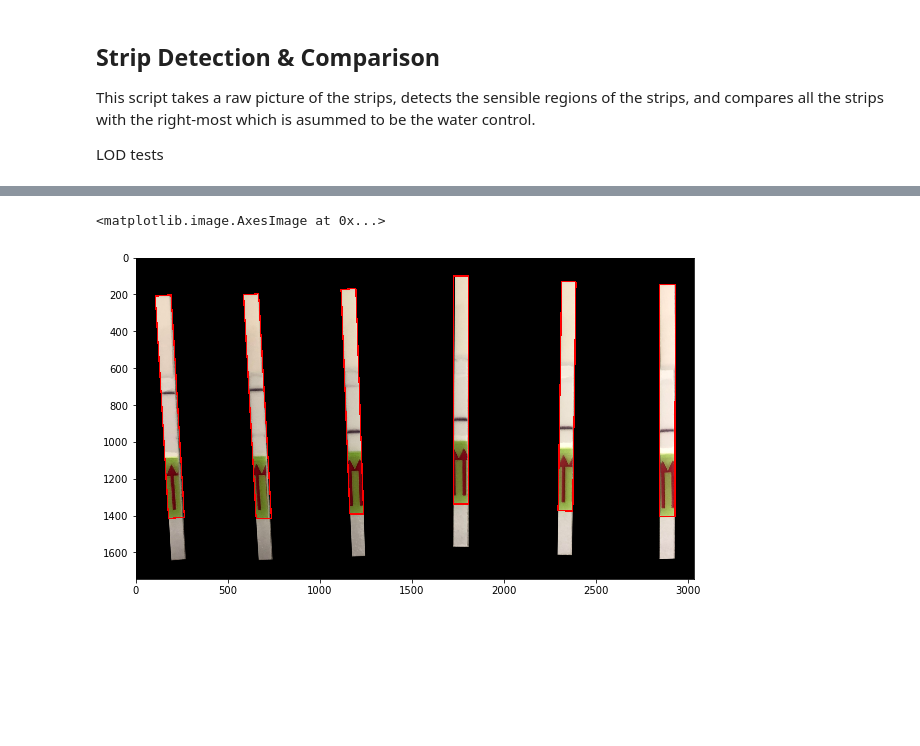
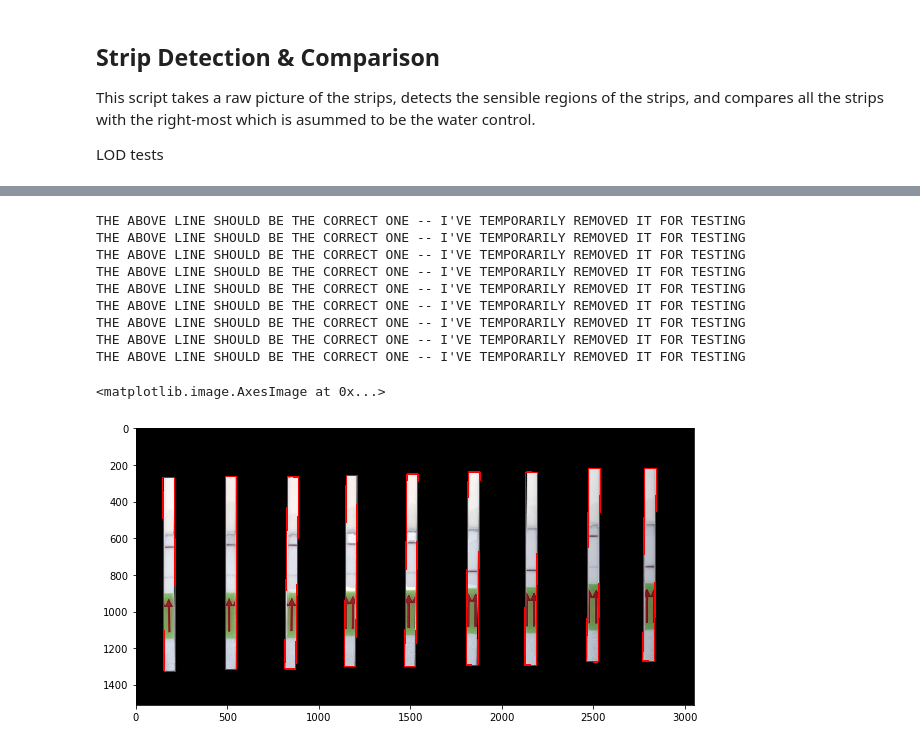
Before and after one commit to broadinstitute/HandLens-1.0.0, a Jupyter notebook: notebooks/Strip Detection and Analysis.ipynb, the cells around one changed output, grey strips where cells are left out. Cells and saved outputs as stored; diff of their text form; code cells hidden in the pictures; blank space fills up the shorter version.

```diff
--- a/notebooks/Strip Detection and Analysis.ipynb
+++ b/notebooks/Strip Detection and Analysis.ipynb
@@ -13,24 +13,21 @@ This script takes a raw picture of the strips, detects the sensible regions of t
 
 LOD tests
 # %%
-image_files = ['VHF/dilution3',
+image_files = ['VHF/dilution2',
                'SL-IV-1',
                'N-II_lod_june20',
                'NG_LOD',
                'N2-LOD-Composite-black_background',
                'N2_LOD_for_app_1_June202019',
                'N2_LOD_for_app_2_June202019',
-               'EBOV-G2-LOD-dark']
-image_name = image_files[0]
+               'EBOV-G2-LOD-dark',
+               'tickborne/Bab_DNA_LF']
+image_name = image_files[-1]
 filename = 'images/' + image_name + '.jpg'
-# filename = r'C:\Users\Sameed\Downloads\98ad12c6bc1b3a0f52787da0c9884f6e.jpg'
 image = cv2.imread(filename)
 image = cv2.GaussianBlur(image, (21,21), 1)
 
 fig, ax = plt.subplots(figsize=(10, 10))
 plt.imshow(cv2.cvtColor(image, cv2.COLOR_BGR2RGB))
 plt.show()
-clahe = cv2.createCLAHE(clipLimit=4.0, tileGridSize=(10,10))
-plt.imshow(cv2.cvtColor(clahe.apply(cv2.cvtColor(image, cv2.COLOR_BGR2GRAY)), cv2.COLOR_GRAY2RGB))
-plt.show()
 # %% [output]
@@ -112,7 +123,8 @@ def makeOrderedBox(rect):
     box0 = cv2.boxPoints(rect)
     box0 = np.int0(box0)
 
-    xval = [pt[0] for pt in box0]
+    xval = [pt[0] for
+            pt in box0]
     yval = [pt[1] for pt in box0]
 
     x0 = np.mean(xval)
@@ -216,7 +228,8 @@ red_mask = red_mask1 + red_mask2
 green_mask = cv2.inRange(hsv, lower_green, upper_green)
 redgreen_mask1 = cv2.inRange(hsv, lower_redgreen1, upper_redgreen1)
 redgreen_mask2 = cv2.inRange(hsv, lower_redgreen2, upper_redgreen2)
-mask = green_mask # redgreen_mask1 + redgreen_mask2
+# mask = green_mask # redgreen_mask1 + redgreen_mask2
+mask = green_mask + red_mask
 
 kernel = np.ones((15,15), np.uint8)
 red_mask = cv2.erode(red_mask, kernel, iterations=1)
@@ -553,46 +559,58 @@ green_boxes.sort(key=lambda box: box[0][0], reverse=False)
 
 # Create a copy of the original image to draw the bounding boxes on
 tmp = image.copy()
 
 num_boxes = len(top_boxes)
 
 strip_boxes = []
 
 for i in range(0, num_boxes):
     tbox = top_boxes[i]
-    rbox = green_boxes[i]
+#     rbox = green_boxes[i]
 
     # The corners are expected to be received in the following order:
     # 0 = botton left corner
     # 1 = top left corner
     # 2 = top right corner
     # 3 = bottom right corner
 
     tp0, tp1, tp2, tp3 = tbox[3], tbox[0], tbox[1], tbox[2]
-    rp0, rp1, rp2, rp3 = rbox[3], rbox[0], rbox[1], rbox[2]
+#     rp0, rp1, rp2, rp3 = rbox[3], rbox[0], rbox[1], rbox[2]
 
-    # The intersection of the lines defining the sides of the strip (tp1-tp0 and tp2-tp3)
-    # with the bottom edge of the green box defines the bottom corners of the area of
-    # interest
-    res1 = intersection(line(tp1, tp0), line(rp0, rp3))
-    res2 = intersection(line(tp2, tp3), line(rp0, rp3))
+#     # The intersection of the lines defining the sides of the strip (tp1-tp0 and tp2-tp3)
+#     # with the bottom edge of the green box defines the bottom corners of the area of
+#     # interest
+#     res1 = intersection(line(tp1, tp0), line(rp0, rp3))
+#     res2 = intersection(line(tp2, tp3), line(rp0, rp3))
 
-    assert(res1 != False and res2 != False), "Top and center boxes are not intersecting"
+#     assert(res1 != False and res2 != False), "Top and center boxes are not intersecting"
 
-    p1 = np.array([int(round(res1[0])), int(round(res1[1]))])
-    p2 = np.array([int(round(res2[0])), int(round(res2[1]))])
+#     p1 = np.array([int(round(res1[0])), int(round(res1[1]))])
+#     p2 = np.array([int(round(res2[0])), int(round(res2[1]))])
 
-    sbox = np.array([p1, tp1, tp2, p2])
+#     sbox = np.array([p1, tp1, tp2, p2])
+    print("THE ABOVE LINE SHOULD BE THE CORRECT ONE -- I'VE TEMPORARILY REMOVED IT FOR TESTING")
+    sbox = np.array([tp0, tp1, tp2, tp3])
+
 # #     sbox = np.array([cp1, tp1, tp2, cp2])
 
     strip_boxes += [sbox]
     tmp = cv2.drawContours(tmp, [sbox], 0, (0, 0, 255), 5)
 
 fig, ax = plt.subplots(figsize=(10, 10))
 plt.imshow(cv2.cvtColor(tmp, cv2.COLOR_BGR2RGB))
 # %% [output]
-<matplotlib.image.AxesImage at 0x...>
+THE ABOVE LINE SHOULD BE THE CORRECT ONE -- I'VE TEMPORARILY REMOVED IT FOR TESTING
+THE ABOVE LINE SHOULD BE THE CORRECT ONE -- I'VE TEMPORARILY REMOVED IT FOR TESTING
+THE ABOVE LINE SHOULD BE THE CORRECT ONE -- I'VE TEMPORARILY REMOVED IT FOR TESTING
+THE ABOVE LINE SHOULD BE THE CORRECT ONE -- I'VE TEMPORARILY REMOVED IT FOR TESTING
+THE ABOVE LINE SHOULD BE THE CORRECT ONE -- I'VE TEMPORARILY REMOVED IT FOR TESTING
+THE ABOVE LINE SHOULD BE THE CORRECT ONE -- I'VE TEMPORARILY REMOVED IT FOR TESTING
+THE ABOVE LINE SHOULD BE THE CORRECT ONE -- I'VE TEMPORARILY REMOVED IT FOR TESTING
+THE ABOVE LINE SHOULD BE THE CORRECT ONE -- I'VE TEMPORARILY REMOVED IT FOR TESTING
+THE ABOVE LINE SHOULD BE THE CORRECT ONE -- I'VE TEMPORARILY REMOVED IT FOR TESTING
+<matplotlib.image.AxesImage at 0x...>
-[figure, old version]
+[figure, new version]
 # %%
 def rotate_image(img, center, angle, width, height):
 
```
Also changed, not shown: parts of 13 cells of this notebook, 2 other files.
